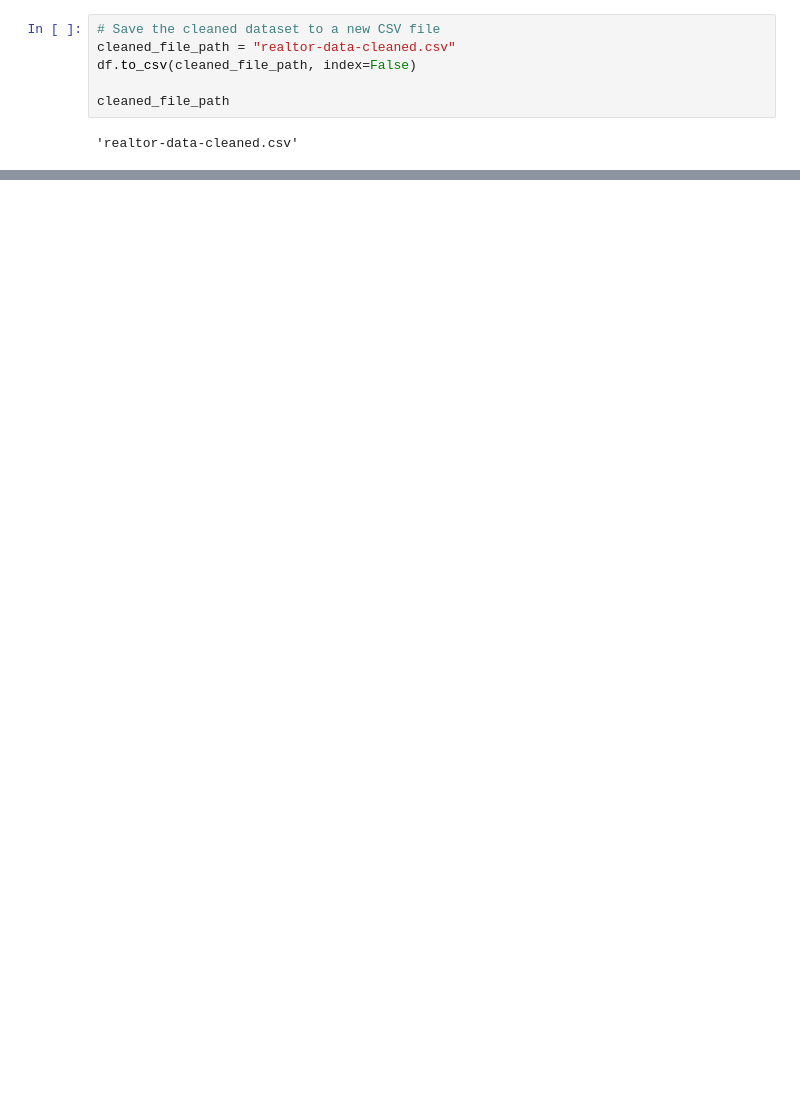
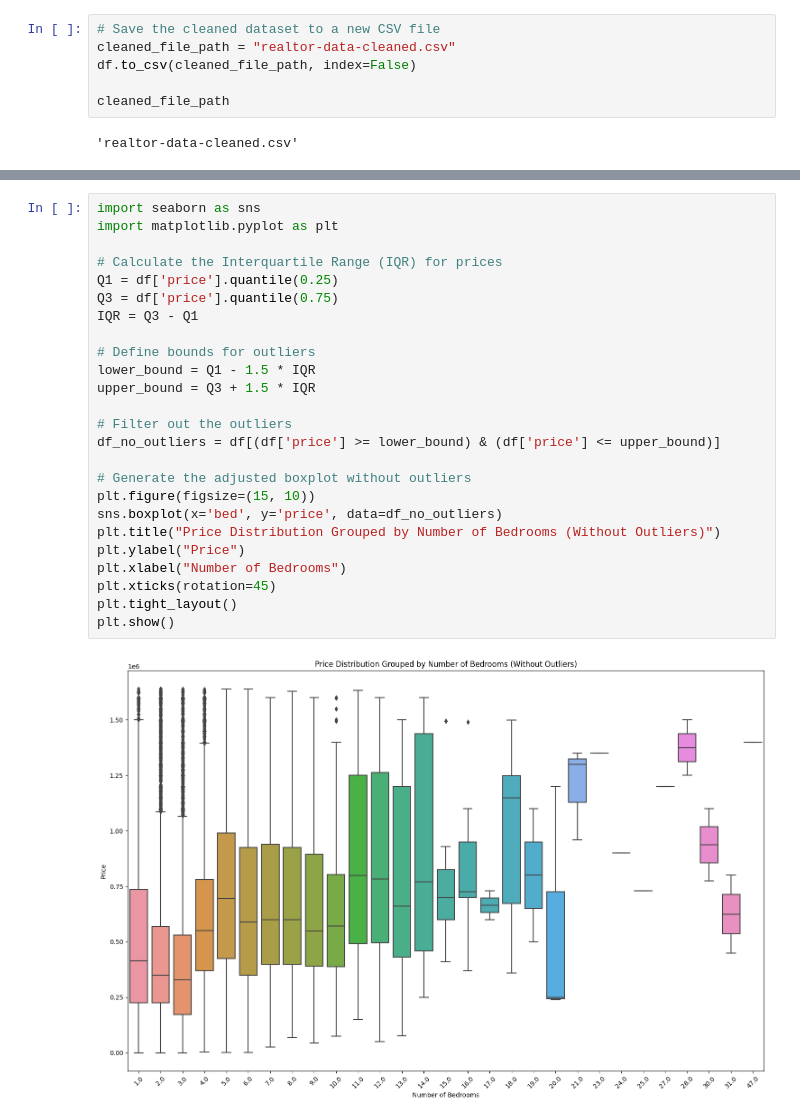
Before and after one commit to cdman334/properties, a Jupyter notebook: property.ipynb, the cells around one changed output, grey strips where cells are left out. Drawn from its saved outputs; the diff is of its cells as text; blank space fills up the shorter version.

```diff
--- a/property.ipynb
+++ b/property.ipynb
@@ -129,0 +144,27 @@ cleaned_file_path
+# %%
+import seaborn as sns
+import matplotlib.pyplot as plt
+
+# Calculate the Interquartile Range (IQR) for prices
+Q1 = df['price'].quantile(0.25)
+Q3 = df['price'].quantile(0.75)
+IQR = Q3 - Q1
+
+# Define bounds for outliers
+lower_bound = Q1 - 1.5 * IQR
+upper_bound = Q3 + 1.5 * IQR
+
+# Filter out the outliers
+df_no_outliers = df[(df['price'] >= lower_bound) & (df['price'] <= upper_bound)]
+
+# Generate the adjusted boxplot without outliers
+plt.figure(figsize=(15, 10))
+sns.boxplot(x='bed', y='price', data=df_no_outliers)
+plt.title("Price Distribution Grouped by Number of Bedrooms (Without Outliers)")
+plt.ylabel("Price")
+plt.xlabel("Number of Bedrooms")
+plt.xticks(rotation=45)
+plt.tight_layout()
+plt.show()
+# %% [output]
+[figure, added]
```
Also changed, not shown: parts of 3 cells of this notebook.
